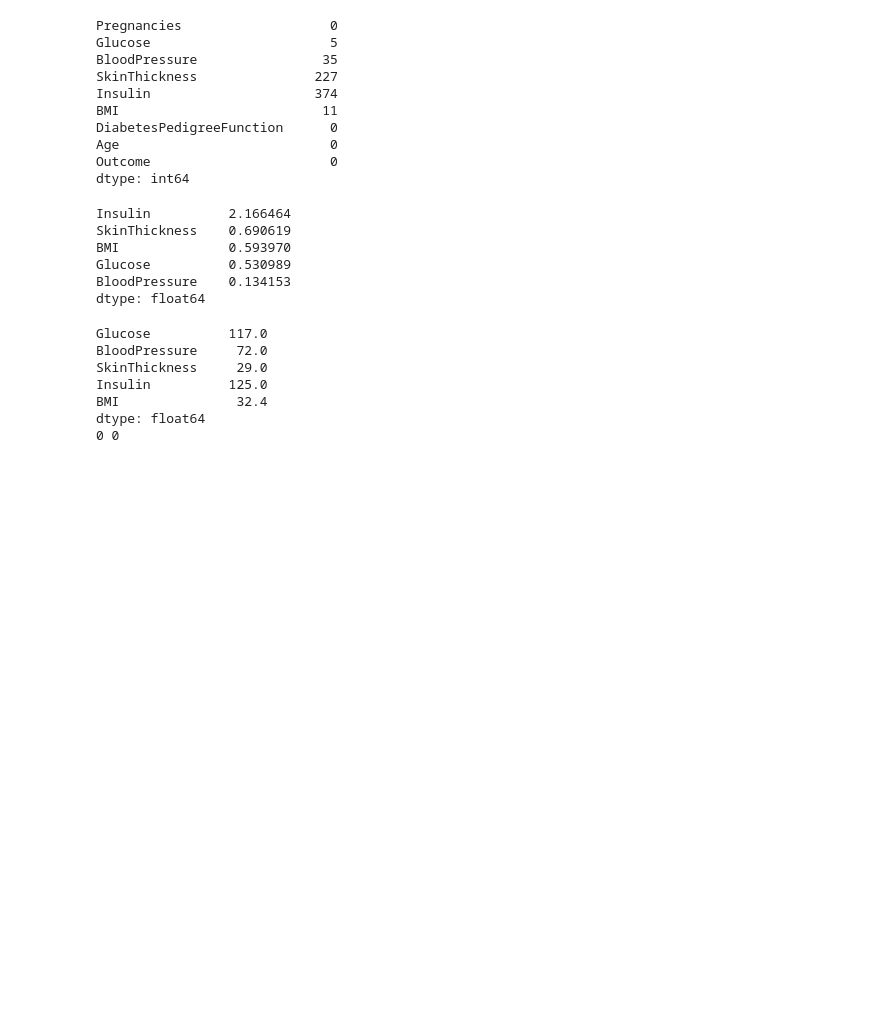
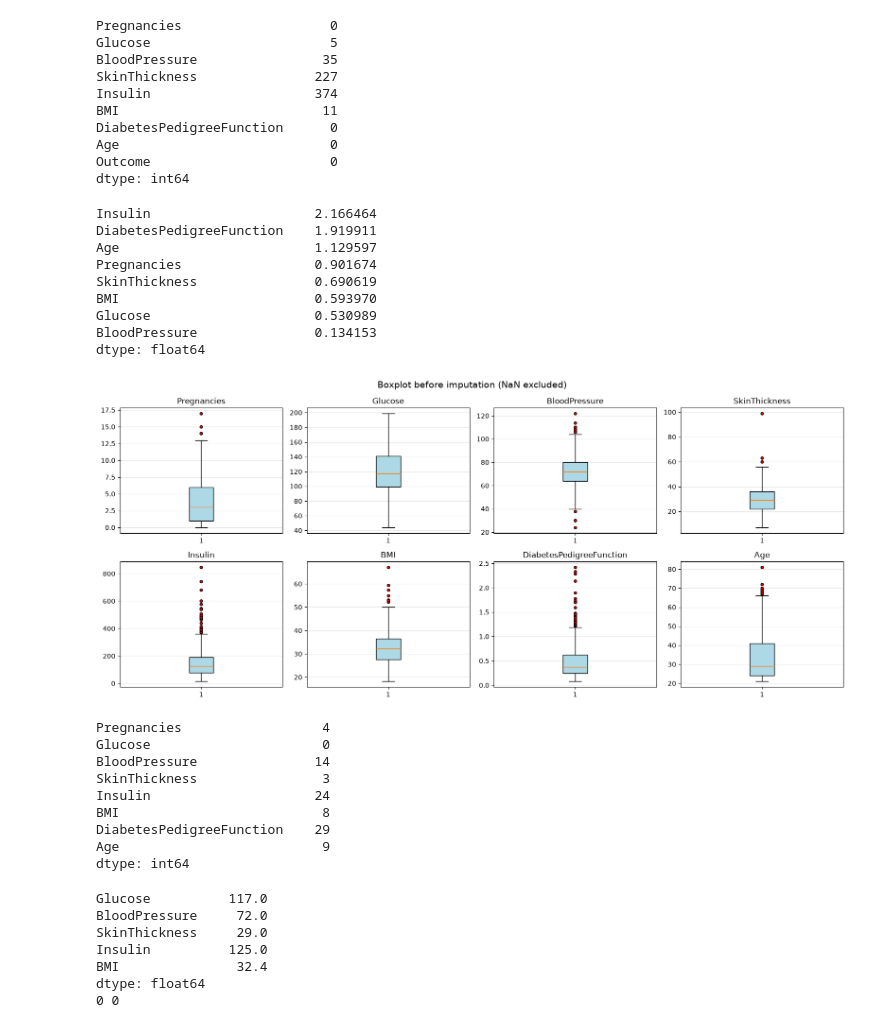
Before and after one commit to leegiseung-stack/IMAGE_VISION, a Jupyter notebook: 1111_03_당뇨여부_정확도.ipynb, the cells around one changed output. Drawn from its saved outputs; the diff is of its cells as text; code cells hidden in the pictures; blank space fills up the shorter version.

```diff
--- a/1111_03_당뇨여부_정확도.ipynb
+++ b/1111_03_당뇨여부_정확도.ipynb
@@ -119,14 +120,55 @@ dtype: int64
 
 skew = df[zero_cols].skew().sort_values(ascending=False)
 # 판다스에서 왜도 계산
-print(skew)
+df.drop(columns=['Outcome']).skew().sort_values(ascending=False)
 # %% [output]
-Insulin          2.166464
-SkinThickness    0.690619
-BMI              0.593970
-Glucose          0.530989
-BloodPressure    0.134153
+Insulin                     2.166464
+DiabetesPedigreeFunction    1.919911
+Age                         1.129597
+Pregnancies                 0.901674
+SkinThickness               0.690619
+BMI                         0.593970
+Glucose                     0.530989
+BloodPressure               0.134153
 dtype: float64
+# %%
+import matplotlib.pyplot as plt
+
+cols = df.drop(columns=['Outcome']).columns
+
+fig, axes = plt.subplots(2, 4, figsize=(16, 7))
+
+for ax, col in zip(axes.flatten(), cols):
+    ax.boxplot(df[col].dropna(), orientation='vertical', patch_artist=True,
+               boxprops=dict(facecolor='lightblue'),
+               flierprops=dict(marker='o', markerfacecolor='red', markersize=4))
+    ax.set_title(col)
+    ax.grid(axis='y', alpha=0.3)
+
+plt.suptitle('Boxplot before imputation (NaN excluded)', fontsize=14)
+plt.tight_layout()
+plt.show()
+
+# 컬럼별 이상치 개수 (IQR 기준, NaN 제외)
+X_all = df.drop(columns=['Outcome'])
+Q1 = X_all.quantile(0.25)
+Q3 = X_all.quantile(0.75)
+IQR = Q3 - Q1
+outlier_cnt = ((X_all < Q1 - 1.5 * IQR) | (X_all > Q3 + 1.5 * IQR)).sum()
+print(outlier_cnt)
+
+#혈압 최하 이상치는 3건이라 그냥 넘어감
+# %% [output]
+[figure, added]
+Pregnancies                  4
+Glucose                      0
+BloodPressure               14
+SkinThickness                3
+Insulin                     24
+BMI                          8
+DiabetesPedigreeFunction    29
+Age                          9
+dtype: int64
 # %%
 
 #  train / test 나누기
```
Also changed, not shown: parts of 5 cells of this notebook.
